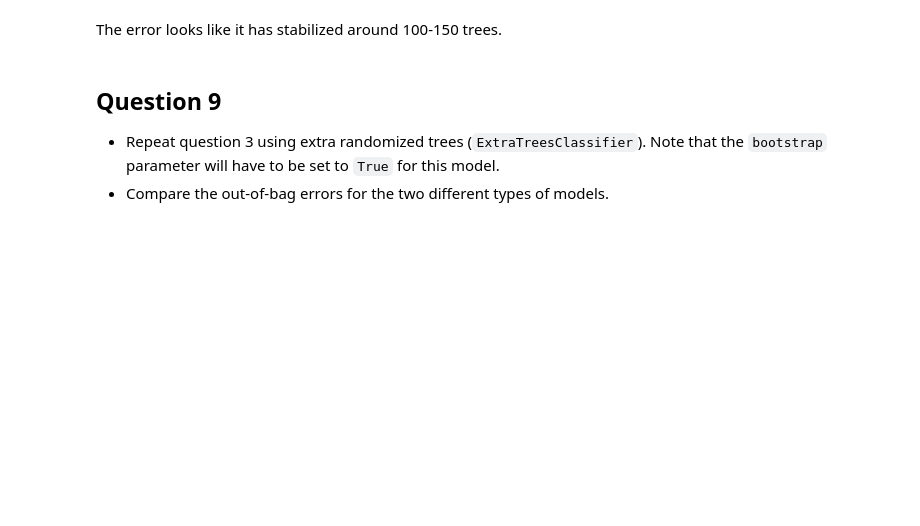
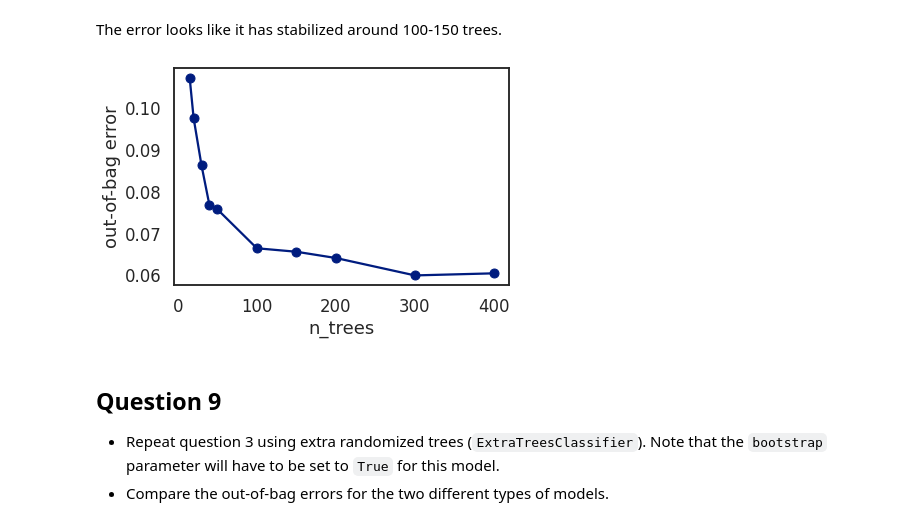
Before and after one commit to MosheMann5750/ML, a Jupyter notebook: Solutions/Week9_Bagging_HW.ipynb, the cells around one changed output. Drawn from its saved outputs; the diff is of its cells as text; code cells hidden in the pictures; blank space fills up the shorter version.

```diff
--- a/Solutions/Week9_Bagging_HW.ipynb
+++ b/Solutions/Week9_Bagging_HW.ipynb
@@ -424,3 +426,7 @@ Cross verify the value counts
+# %%
+#MM:
+oversample = SMOTE()
+X_train, y_train = oversample.fit_resample(X_train, y_train)
 # %% [markdown]
 ## Question 8
 
@@ -430,3 +436,35 @@ Cross verify the value counts
 *Hint:* since the only thing changing is the number of trees, the `warm_start` flag can be used so that the model just adds more trees to the existing model each time. Use the `set_params` method to update the number of trees.
 
 *Note:* Use re-sampled data
+# %%
+# MM:
+# from sklearn.ensemble import RandomForestClassifier
+
+# Initialize the random forest estimator
+# Note that the number of trees is not setup here
+RF = RandomForestClassifier(oob_score=True,
+                            random_state=42,
+                            warm_start=True,
+                            n_jobs=-1)
+
+oob_list = list()
+
+# Iterate through all of the possibilities for
+# number of trees
+for n_trees in [15, 20, 30, 40, 50, 100, 150, 200, 300, 400]:
+
+    # Use this to set the number of trees
+    RF.set_params(n_estimators=n_trees)
+
+    # Fit the model
+    RF.fit(X_train, y_train)
+
+    # Get the oob error
+    oob_error = 1 - RF.oob_score_
+
+    # Store it
+    oob_list.append(pd.Series({'n_trees': n_trees, 'oob': oob_error}))
+
+rf_oob_df = pd.concat(oob_list, axis=1).T.set_index('n_trees')
+
+rf_oob_df
@@ -437,6 +488,16 @@ import matplotlib.pyplot as plt
 import seaborn as sns
 
 %matplotlib inline
+# %%
+# MM:
+sns.set_context('talk')
+sns.set_palette('dark')
+sns.set_style('white')
+
+ax = rf_oob_df.plot(legend=False, marker='o')
+ax.set(ylabel='out-of-bag error');
+# %% [output]
+[figure, added]
 # %% [markdown]
 ## Question 9
 
```
Also changed, not shown: parts of 12 cells of this notebook.
